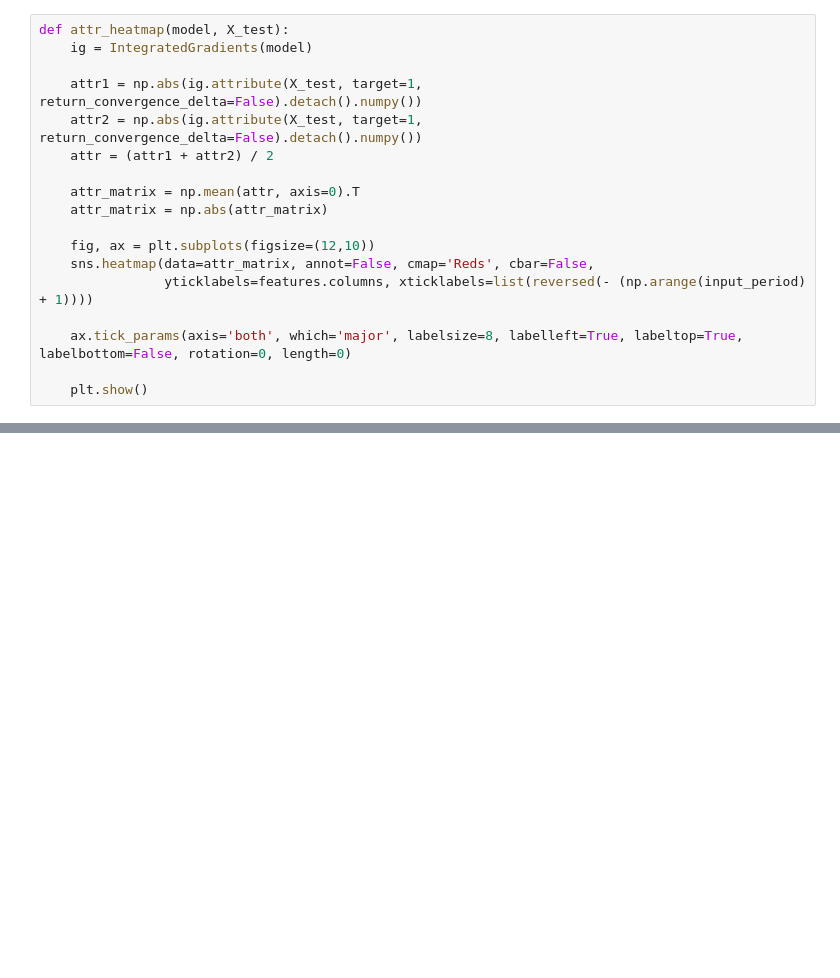
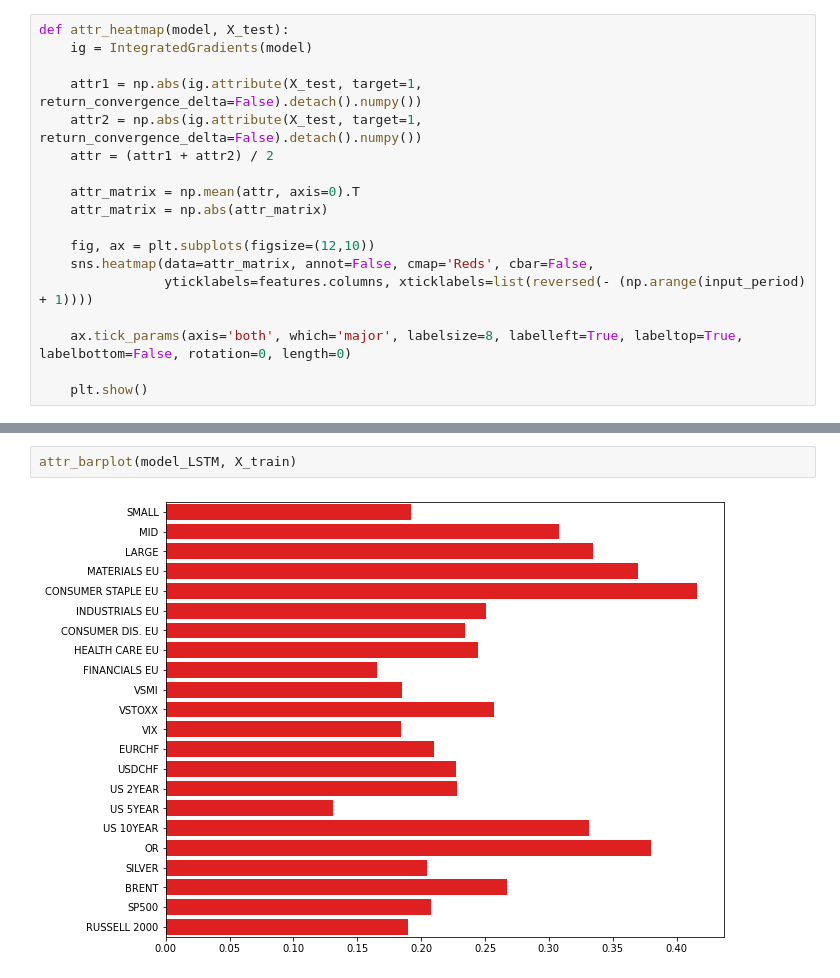
Before and after one commit to lacoupe/BCVS, a Jupyter notebook: SW/size/shapley.ipynb, the cells around one changed output, grey strips where cells are left out. Drawn from its saved outputs; the diff is of its cells as text; blank space fills up the shorter version.

```diff
--- a/SW/size/shapley.ipynb
+++ b/SW/size/shapley.ipynb
@@ -246,3 +249,7 @@ attr_barplot(model_ConvNet, X_test)
+# %%
+attr_barplot(model_LSTM, X_train)
+# %% [output]
+[figure, added]
 # %%
 attr_barplot(model_LSTM, X_test)
 # %% [output]
```
Also changed, not shown: parts of 8 cells of this notebook, 1 other file.
